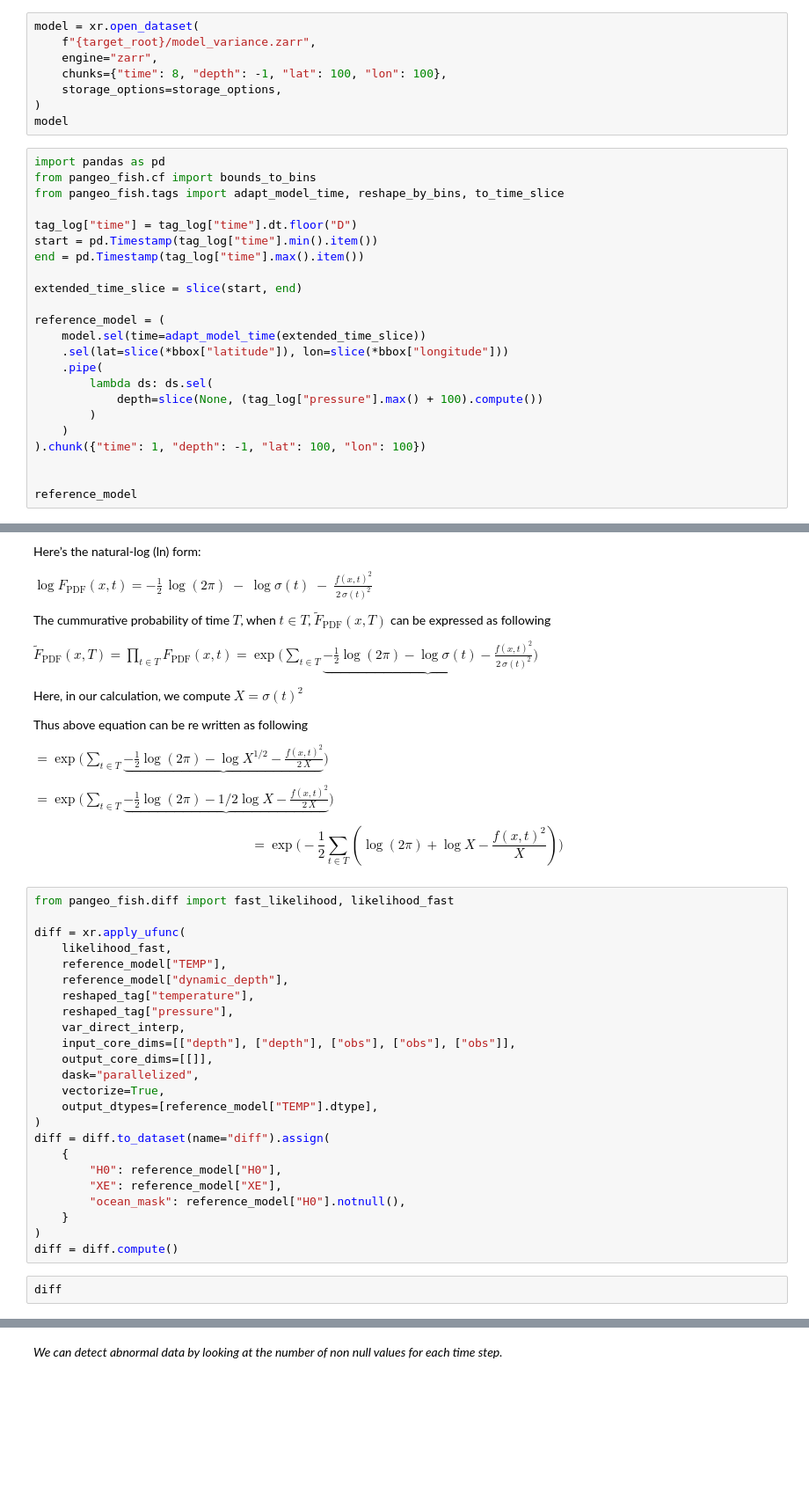
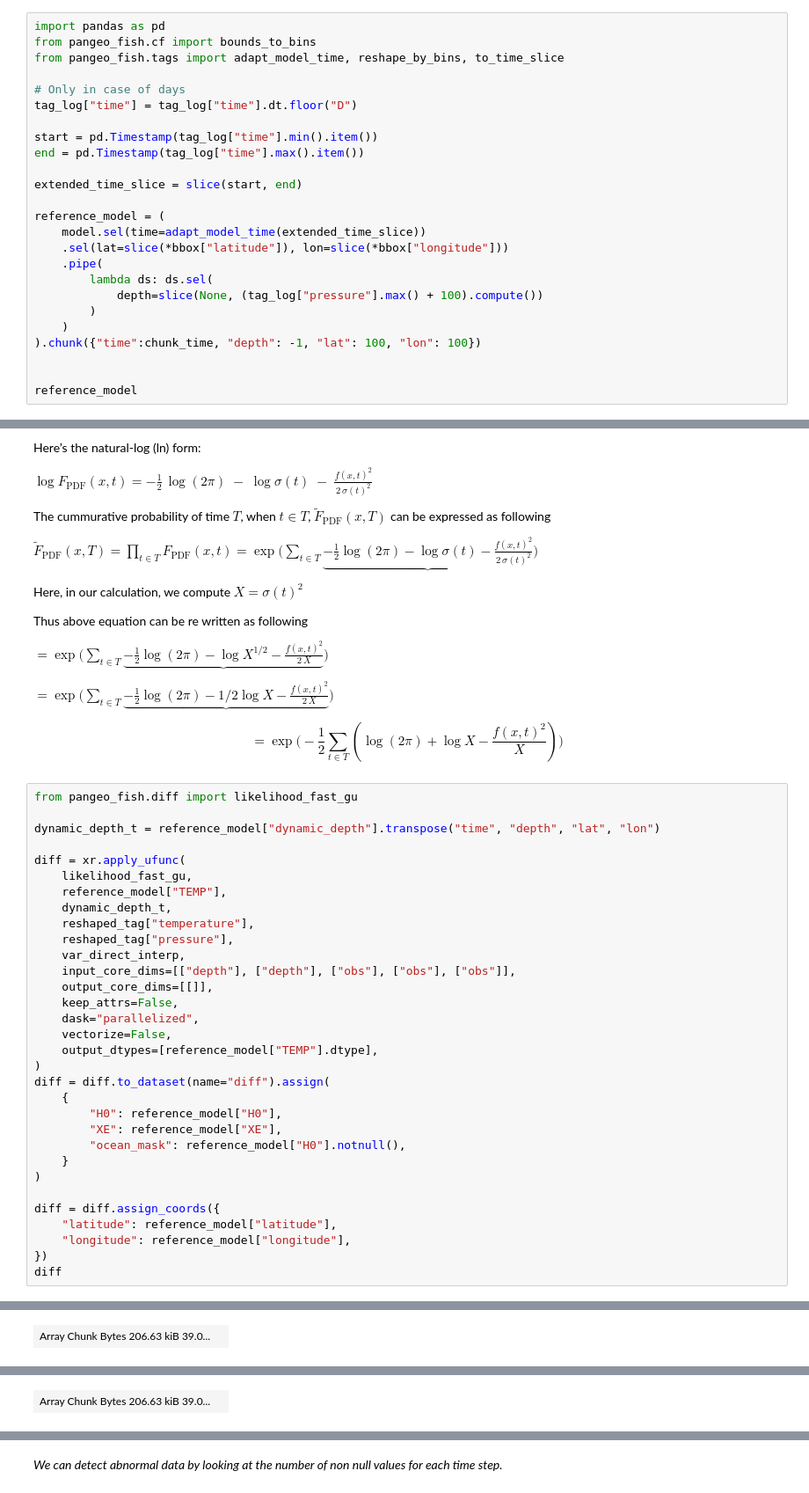
Before and after one commit to capetienne/pangeo-fish-public, a Jupyter notebook: notebooks/new_workflow/pangeo_fish_with_light.ipynb, the cells around one changed output, grey strips where cells are left out. Shown at 88% size. Saved outputs shown, nothing was run; the diff lists cells and outputs as text; blank space fills up the shorter version.

Commit message:
fix ruff: remove unused imports + update notebook ch2 diff workflow

```diff
--- a/notebooks/new_workflow/pangeo_fish_with_light.ipynb
+++ b/notebooks/new_workflow/pangeo_fish_with_light.ipynb
@@ -171,17 +272,11 @@ model
-# %%
-model = xr.open_dataset(
-    f"{target_root}/model_variance.zarr",
-    engine="zarr",
-    chunks={"time": 8, "depth": -1, "lat": 100, "lon": 100},
-    storage_options=storage_options,
-)
-model
 # %%
 import pandas as pd
 from pangeo_fish.cf import bounds_to_bins
 from pangeo_fish.tags import adapt_model_time, reshape_by_bins, to_time_slice
 
+# Only in case of days
 tag_log["time"] = tag_log["time"].dt.floor("D")
+
 start = pd.Timestamp(tag_log["time"].min().item())
 end = pd.Timestamp(tag_log["time"].max().item())
 
@@ -195,7 +290,7 @@ reference_model = (
             depth=slice(None, (tag_log["pressure"].max() + 100).compute())
         )
     )
-).chunk({"time": 1, "depth": -1, "lat": 100, "lon": 100})
+).chunk({"time":chunk_time, "depth": -1, "lat": 100, "lon": 100})
 
 
 reference_model
@@ -341,29 +491,36 @@ $$
   \right)
 \Bigg)
 $$
-# %%
-from pangeo_fish.diff import fast_likelihood, likelihood_fast
-
-diff = xr.apply_ufunc(
-    likelihood_fast,
-    reference_model["TEMP"],
-    reference_model["dynamic_depth"],
-    reshaped_tag["temperature"],
-    reshaped_tag["pressure"],
-    var_direct_interp,
-    input_core_dims=[["depth"], ["depth"], ["obs"], ["obs"], ["obs"]],
-    output_core_dims=[[]],
-    dask="parallelized",
-    vectorize=True,
-    output_dtypes=[reference_model["TEMP"].dtype],
-)
-diff = diff.to_dataset(name="diff").assign(
-    {
-        "H0": reference_model["H0"],
-        "XE": reference_model["XE"],
-        "ocean_mask": reference_model["H0"].notnull(),
-    }
-)
-diff = diff.compute()
 # %%
+from pangeo_fish.diff import likelihood_fast_gu
+
+dynamic_depth_t = reference_model["dynamic_depth"].transpose("time", "depth", "lat", "lon")
+
+diff = xr.apply_ufunc(
+    likelihood_fast_gu,
+    reference_model["TEMP"],
+    dynamic_depth_t,
+    reshaped_tag["temperature"],
+    reshaped_tag["pressure"],
+    var_direct_interp,
+    input_core_dims=[["depth"], ["depth"], ["obs"], ["obs"], ["obs"]],
+    output_core_dims=[[]],
+    keep_attrs=False,
+    dask="parallelized",
+    vectorize=False,
+    output_dtypes=[reference_model["TEMP"].dtype],
+)
+diff = diff.to_dataset(name="diff").assign(
+    {
+        "H0": reference_model["H0"],
+        "XE": reference_model["XE"],
+        "ocean_mask": reference_model["H0"].notnull(),
+    }
+)
+
+diff = diff.assign_coords({
+    "latitude": reference_model["latitude"],
+    "longitude": reference_model["longitude"],
+})
 diff
+# %% [output]
@@ -369,0 +544 @@ diff
+| Array Chunk Bytes 206.63 kiB 39.0... |  |
@@ -369,0 +559 @@ diff
+| Array Chunk Bytes 206.63 kiB 39.0... |  |
```
Also changed, not shown: parts of 21 cells of this notebook, 2 other files.
